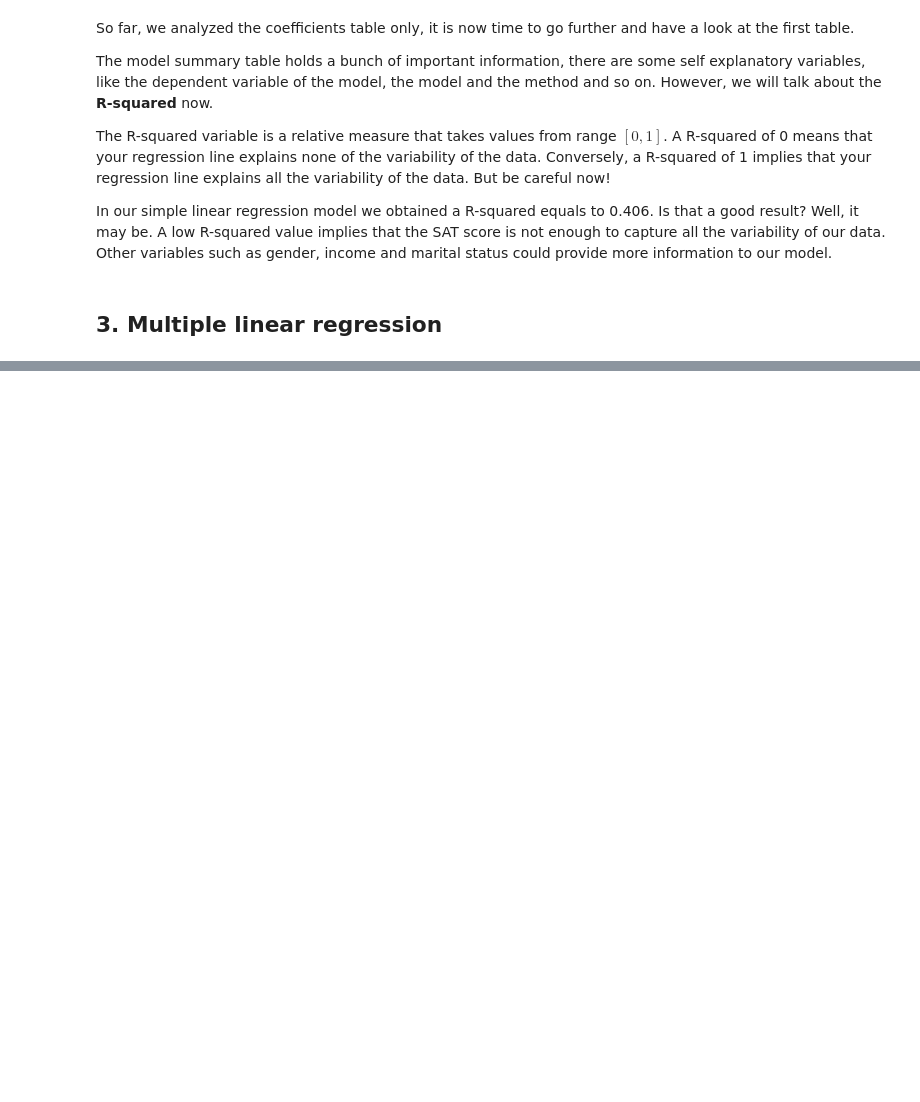
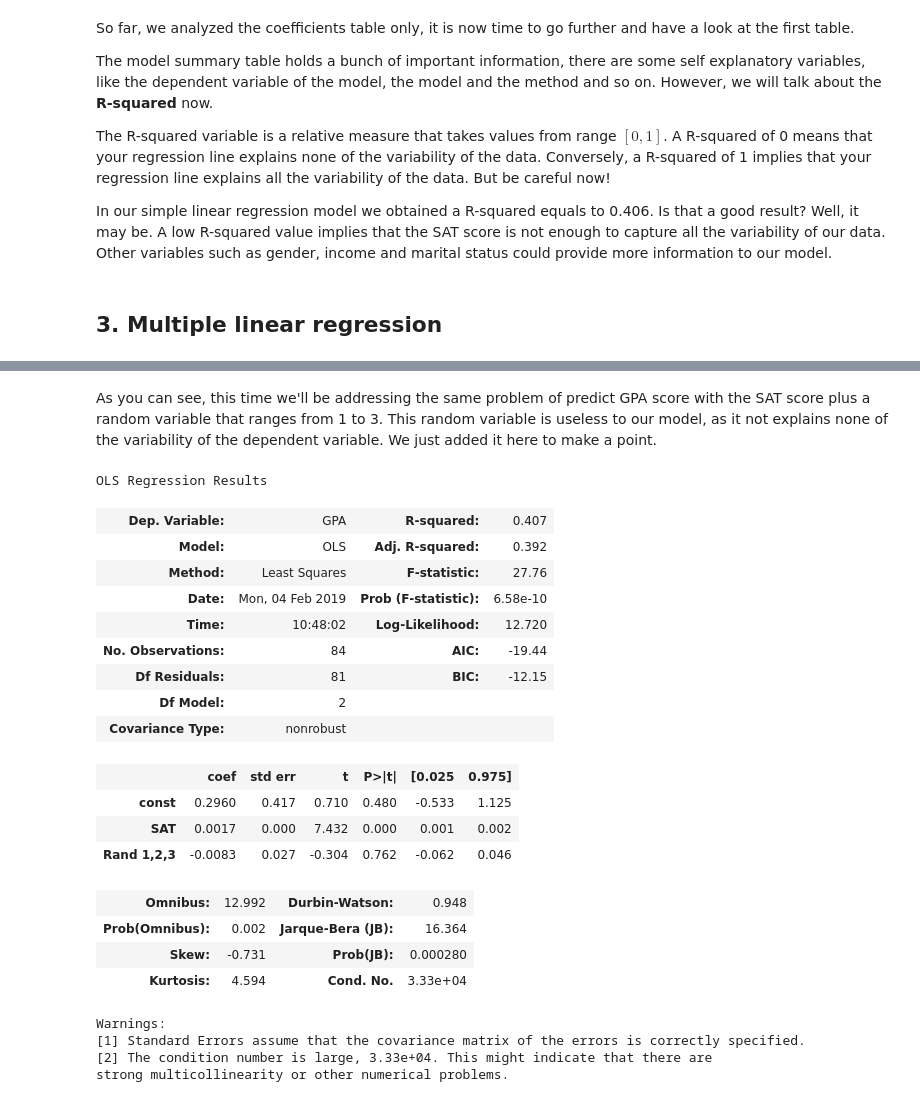
Before and after one commit to alexandrehsd/regression-analysis, a Jupyter notebook: Regression Analysis.ipynb, the cells around one changed output, grey strips where cells are left out. Saved outputs shown, nothing was run; the diff lists cells and outputs as text; code cells hidden in the pictures; blank space fills up the shorter version.

Commit message:
Multiple lin. reg. section added

```diff
--- a/Regression Analysis.ipynb
+++ b/Regression Analysis.ipynb
@@ -174,0 +189,3 @@ In our simple linear regression model we obtained a R-squared equals to 0.406. I
+# %%
+path_name = r'C:\Users\alexa\Documents\Data Science Course - Bootcamp\Regression Analysis\datasets\2. Multiple linear regression.csv'
+data = pd.read_csv(path_name)
@@ -174,0 +201,33 @@ In our simple linear regression model we obtained a R-squared equals to 0.406. I
+# %% [markdown]
+As you can see, this time we'll be addressing the same problem of predict GPA score with the SAT score plus a random variable that ranges from 1 to 3. This random variable is useless to our model, as it not explains none of the variability of the dependent variable. We just added it here to make a point.
+# %%
+y = data['GPA']
+x1 = data[['SAT', 'Rand 1,2,3']]
+# %%
+x = sm.add_constant(x1)
+# %%
+results = sm.OLS(y,x).fit()
+results.summary()
+# %% [output]
+OLS Regression Results
+| Dep. Variable: | GPA | R-squared: | 0.407 |
+| Model: | OLS | Adj. R-squared: | 0.392 |
+| Method: | Least Squares | F-statistic: | 27.76 |
+| Date: | Mon, 04 Feb 2019 | Prob (F-statistic): | 6.58e-10 |
+| Time: | 10:48:02 | Log-Likelihood: | 12.720 |
+| No. Observations: | 84 | AIC: | -19.44 |
+| Df Residuals: | 81 | BIC: | -12.15 |
+| Df Model: | 2 |  |  |
+| Covariance Type: | nonrobust |  |  |
+|  | coef | std err | t | P>|t| | [0.025 | 0.975] |
+| const | 0.2960 | 0.417 | 0.710 | 0.480 | -0.533 | 1.125 |
+| SAT | 0.0017 | 0.000 | 7.432 | 0.000 | 0.001 | 0.002 |
+| Rand 1,2,3 | -0.0083 | 0.027 | -0.304 | 0.762 | -0.062 | 0.046 |
+| Omnibus: | 12.992 | Durbin-Watson: | 0.948 |
+| Prob(Omnibus): | 0.002 | Jarque-Bera (JB): | 16.364 |
+| Skew: | -0.731 | Prob(JB): | 0.000280 |
+| Kurtosis: | 4.594 | Cond. No. | 3.33e+04 |
+Warnings:
+[1] Standard Errors assume that the covariance matrix of the errors is correctly specified.
+[2] The condition number is large, 3.33e+04. This might indicate that there are
+strong multicollinearity or other numerical problems.
```
Also changed, not shown: parts of 8 cells of this notebook.
